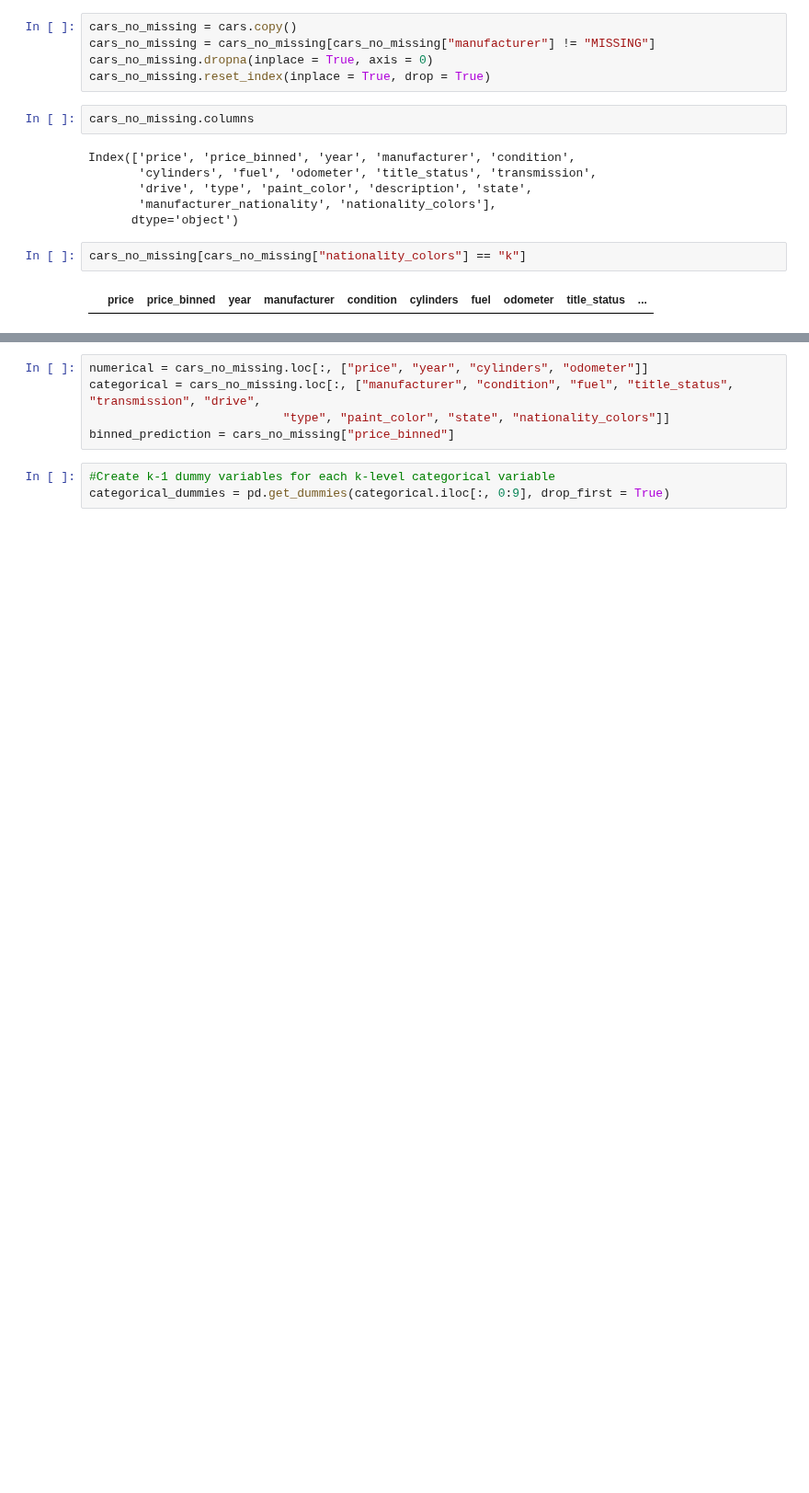
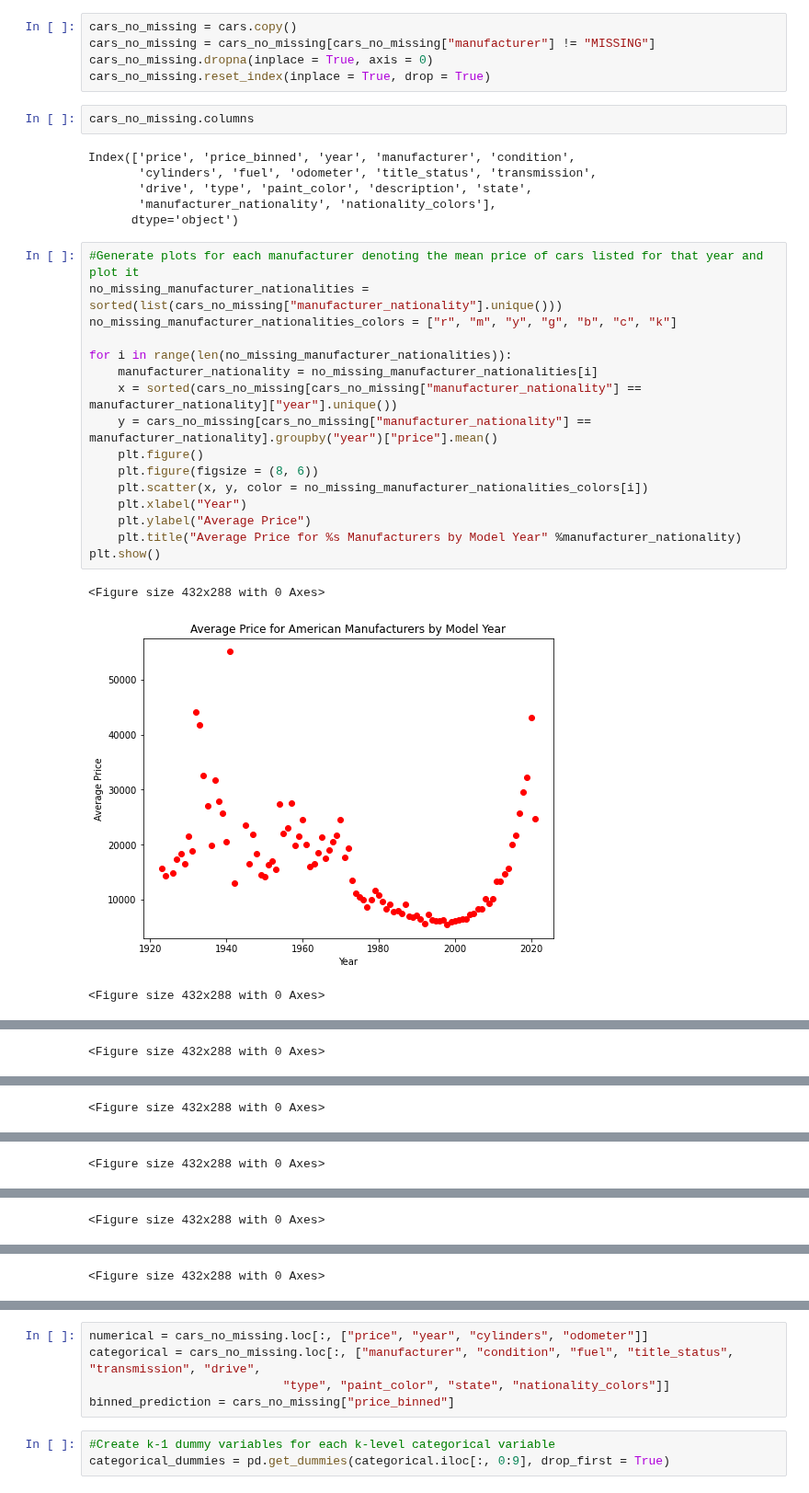
Before and after one commit to matthiasronnau/BANA-212-Final-Project, a Jupyter notebook: BANA-212 Final Project.ipynb, the cells around one changed output, grey strips where cells are left out. Shown at 92% size. Saved outputs shown, nothing was run; the diff lists cells and outputs as text; blank space fills up the shorter version.

Commit message:
Generate subplots for average price by model year for each manufacturer

```diff
--- a/BANA-212 Final Project.ipynb
+++ b/BANA-212 Final Project.ipynb
@@ -394,7 +394,23 @@ Index(['price', 'price_binned', 'year', 'manufacturer', 'condition',
        'drive', 'type', 'paint_color', 'description', 'state',
        'manufacturer_nationality', 'nationality_colors'],
       dtype='object')
-# %%
-cars_no_missing[cars_no_missing["nationality_colors"] == "k"]
-# %% [output]
-|  | price | price_binned | year | manufacturer | condition | cylinders | fuel | odometer | title_status | ... |
+# %%
+#Generate plots for each manufacturer denoting the mean price of cars listed for that year and plot it
+no_missing_manufacturer_nationalities = sorted(list(cars_no_missing["manufacturer_nationality"].unique()))
+no_missing_manufacturer_nationalities_colors = ["r", "m", "y", "g", "b", "c", "k"]
+
+for i in range(len(no_missing_manufacturer_nationalities)):
+    manufacturer_nationality = no_missing_manufacturer_nationalities[i]
+    x = sorted(cars_no_missing[cars_no_missing["manufacturer_nationality"] ==  manufacturer_nationality]["year"].unique())
+    y = cars_no_missing[cars_no_missing["manufacturer_nationality"] ==  manufacturer_nationality].groupby("year")["price"].mean()
+    plt.figure()
+    plt.figure(figsize = (8, 6))
+    plt.scatter(x, y, color = no_missing_manufacturer_nationalities_colors[i])
+    plt.xlabel("Year")
+    plt.ylabel("Average Price")
+    plt.title("Average Price for %s Manufacturers by Model Year" %manufacturer_nationality)
+plt.show()
+# %% [output]
+<Figure size 432x288 with 0 Axes>
+[figure, added]
+<Figure size 432x288 with 0 Axes>
@@ -400,0 +418 @@ cars_no_missing[cars_no_missing["nationality_colors"] == "k"]
+<Figure size 432x288 with 0 Axes>
@@ -400,0 +420 @@ cars_no_missing[cars_no_missing["nationality_colors"] == "k"]
+<Figure size 432x288 with 0 Axes>
@@ -400,0 +422 @@ cars_no_missing[cars_no_missing["nationality_colors"] == "k"]
+<Figure size 432x288 with 0 Axes>
@@ -400,0 +424 @@ cars_no_missing[cars_no_missing["nationality_colors"] == "k"]
+<Figure size 432x288 with 0 Axes>
@@ -400,0 +426 @@ cars_no_missing[cars_no_missing["nationality_colors"] == "k"]
+<Figure size 432x288 with 0 Axes>
```
Also changed, not shown: parts of 2 cells of this notebook.
